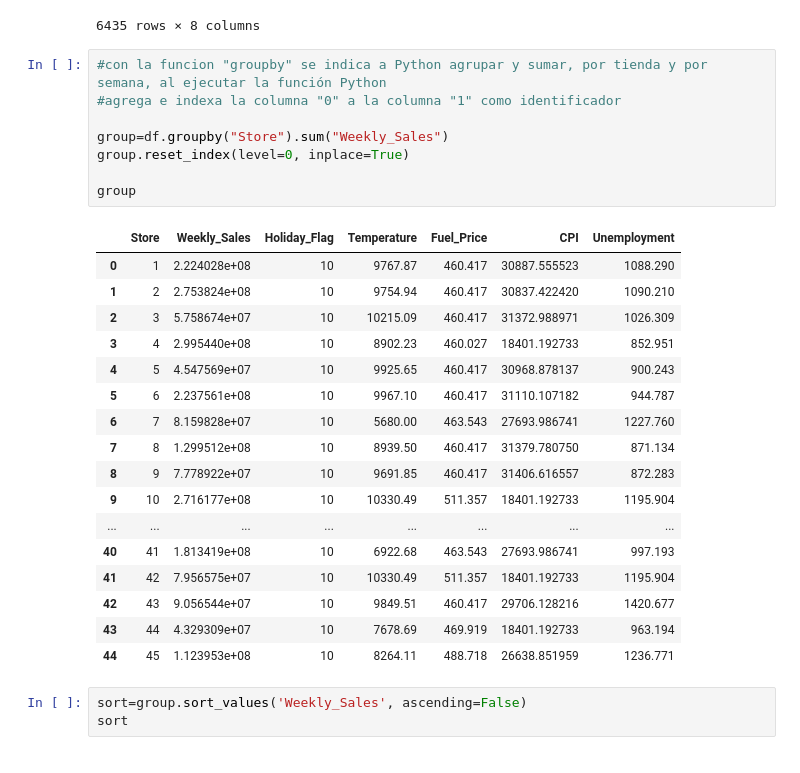
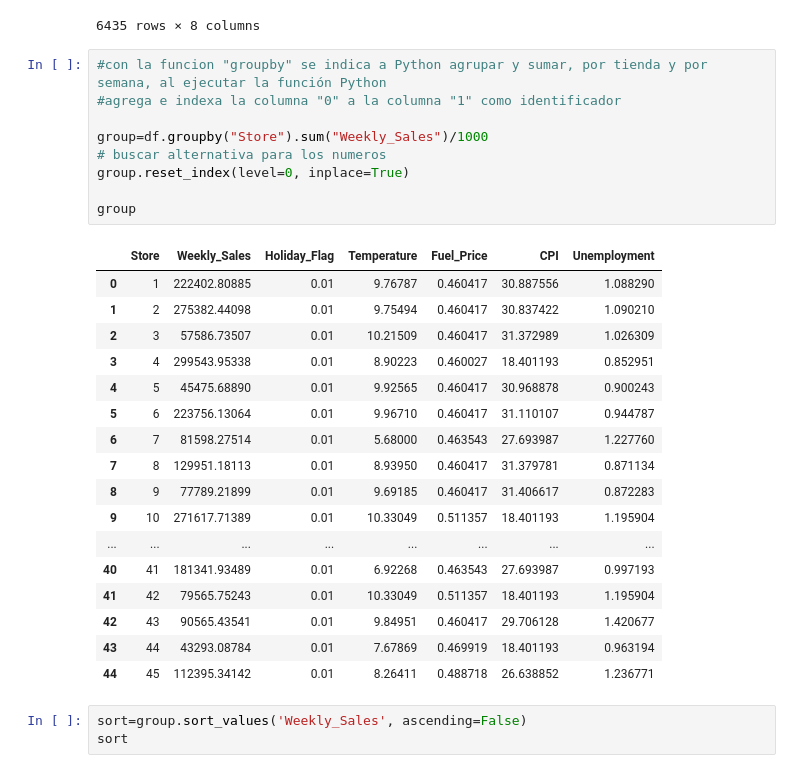
Before and after one commit to Psyclophe/Data-Scientist, a Jupyter notebook: Wal_mart_analysis_forecasting.ipynb, the cells around one changed output. Saved outputs shown, nothing was run; the diff lists cells and outputs as text.

```diff
--- a/Wal_mart_analysis_forecasting.ipynb
+++ b/Wal_mart_analysis_forecasting.ipynb
@@ -142,29 +142,30 @@ data_sort
 # %%
 #con la funcion "groupby" se indica a Python agrupar y sumar, por tienda y por semana, al ejecutar la función Python
 #agrega e indexa la columna "0" a la columna "1" como identificador
 
-group=df.groupby("Store").sum("Weekly_Sales")
+group=df.groupby("Store").sum("Weekly_Sales")/1000
+# buscar alternativa para los numeros
 group.reset_index(level=0, inplace=True)
 
 group
 # %% [output]
 |  | Store | Weekly_Sales | Holiday_Flag | Temperature | Fuel_Price | CPI | Unemployment |
-| 0 | 1 | 2.224028e+08 | 10 | 9767.87 | 460.417 | 30887.555523 | 1088.290 |
-| 1 | 2 | 2.753824e+08 | 10 | 9754.94 | 460.417 | 30837.422420 | 1090.210 |
-| 2 | 3 | 5.758674e+07 | 10 | 10215.09 | 460.417 | 31372.988971 | 1026.309 |
-| 3 | 4 | 2.995440e+08 | 10 | 8902.23 | 460.027 | 18401.192733 | 852.951 |
-| 4 | 5 | 4.547569e+07 | 10 | 9925.65 | 460.417 | 30968.878137 | 900.243 |
-| 5 | 6 | 2.237561e+08 | 10 | 9967.10 | 460.417 | 31110.107182 | 944.787 |
-| 6 | 7 | 8.159828e+07 | 10 | 5680.00 | 463.543 | 27693.986741 | 1227.760 |
-| 7 | 8 | 1.299512e+08 | 10 | 8939.50 | 460.417 | 31379.780750 | 871.134 |
-| 8 | 9 | 7.778922e+07 | 10 | 9691.85 | 460.417 | 31406.616557 | 872.283 |
-| 9 | 10 | 2.716177e+08 | 10 | 10330.49 | 511.357 | 18401.192733 | 1195.904 |
+| 0 | 1 | 222402.80885 | 0.01 | 9.76787 | 0.460417 | 30.887556 | 1.088290 |
+| 1 | 2 | 275382.44098 | 0.01 | 9.75494 | 0.460417 | 30.837422 | 1.090210 |
+| 2 | 3 | 57586.73507 | 0.01 | 10.21509 | 0.460417 | 31.372989 | 1.026309 |
+| 3 | 4 | 299543.95338 | 0.01 | 8.90223 | 0.460027 | 18.401193 | 0.852951 |
+| 4 | 5 | 45475.68890 | 0.01 | 9.92565 | 0.460417 | 30.968878 | 0.900243 |
+| 5 | 6 | 223756.13064 | 0.01 | 9.96710 | 0.460417 | 31.110107 | 0.944787 |
+| 6 | 7 | 81598.27514 | 0.01 | 5.68000 | 0.463543 | 27.693987 | 1.227760 |
+| 7 | 8 | 129951.18113 | 0.01 | 8.93950 | 0.460417 | 31.379781 | 0.871134 |
+| 8 | 9 | 77789.21899 | 0.01 | 9.69185 | 0.460417 | 31.406617 | 0.872283 |
+| 9 | 10 | 271617.71389 | 0.01 | 10.33049 | 0.511357 | 18.401193 | 1.195904 |
 | ... | ... | ... | ... | ... | ... | ... | ... |
-| 40 | 41 | 1.813419e+08 | 10 | 6922.68 | 463.543 | 27693.986741 | 997.193 |
-| 41 | 42 | 7.956575e+07 | 10 | 10330.49 | 511.357 | 18401.192733 | 1195.904 |
-| 42 | 43 | 9.056544e+07 | 10 | 9849.51 | 460.417 | 29706.128216 | 1420.677 |
-| 43 | 44 | 4.329309e+07 | 10 | 7678.69 | 469.919 | 18401.192733 | 963.194 |
-| 44 | 45 | 1.123953e+08 | 10 | 8264.11 | 488.718 | 26638.851959 | 1236.771 |
+| 40 | 41 | 181341.93489 | 0.01 | 6.92268 | 0.463543 | 27.693987 | 0.997193 |
+| 41 | 42 | 79565.75243 | 0.01 | 10.33049 | 0.511357 | 18.401193 | 1.195904 |
+| 42 | 43 | 90565.43541 | 0.01 | 9.84951 | 0.460417 | 29.706128 | 1.420677 |
+| 43 | 44 | 43293.08784 | 0.01 | 7.67869 | 0.469919 | 18.401193 | 0.963194 |
+| 44 | 45 | 112395.34142 | 0.01 | 8.26411 | 0.488718 | 26.638852 | 1.236771 |
 # %%
 sort=group.sort_values('Weekly_Sales', ascending=False)
 sort
```
